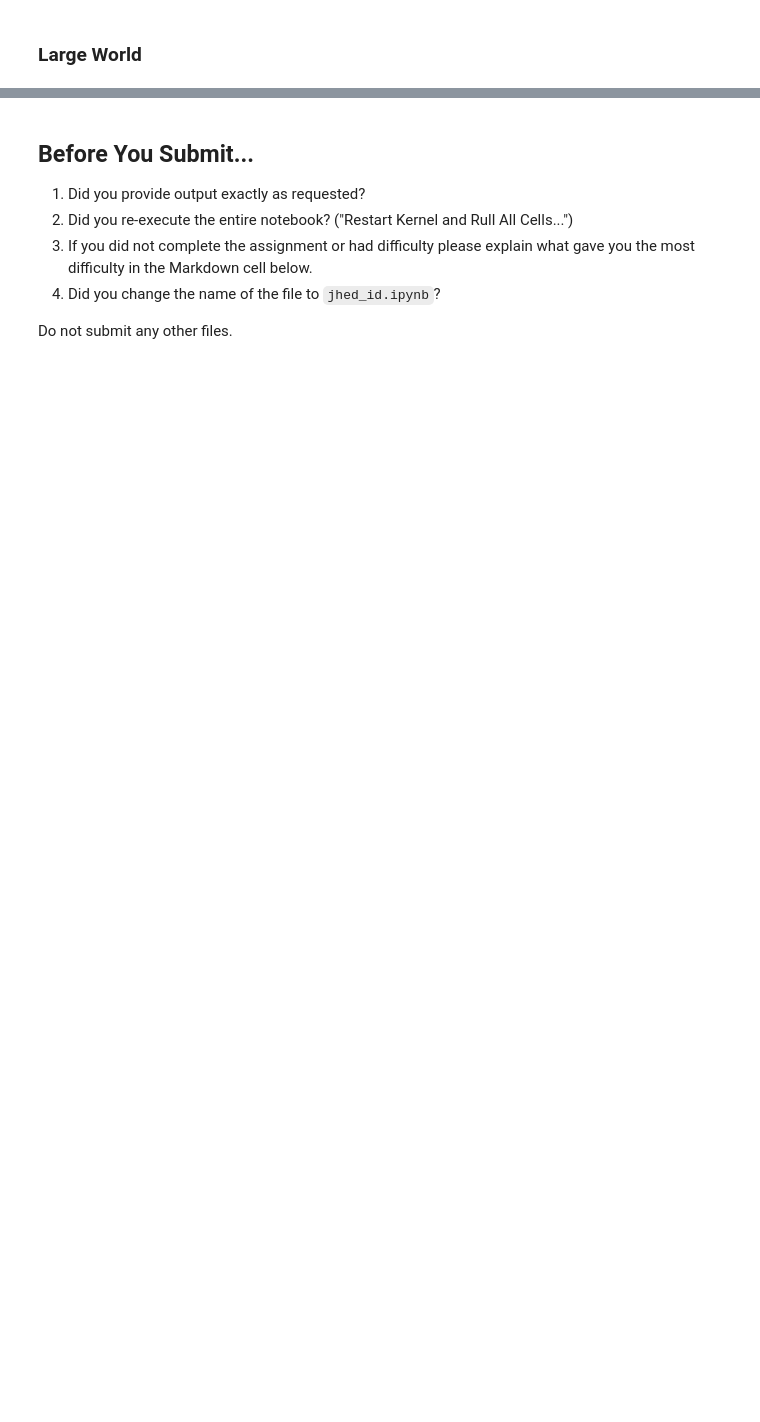
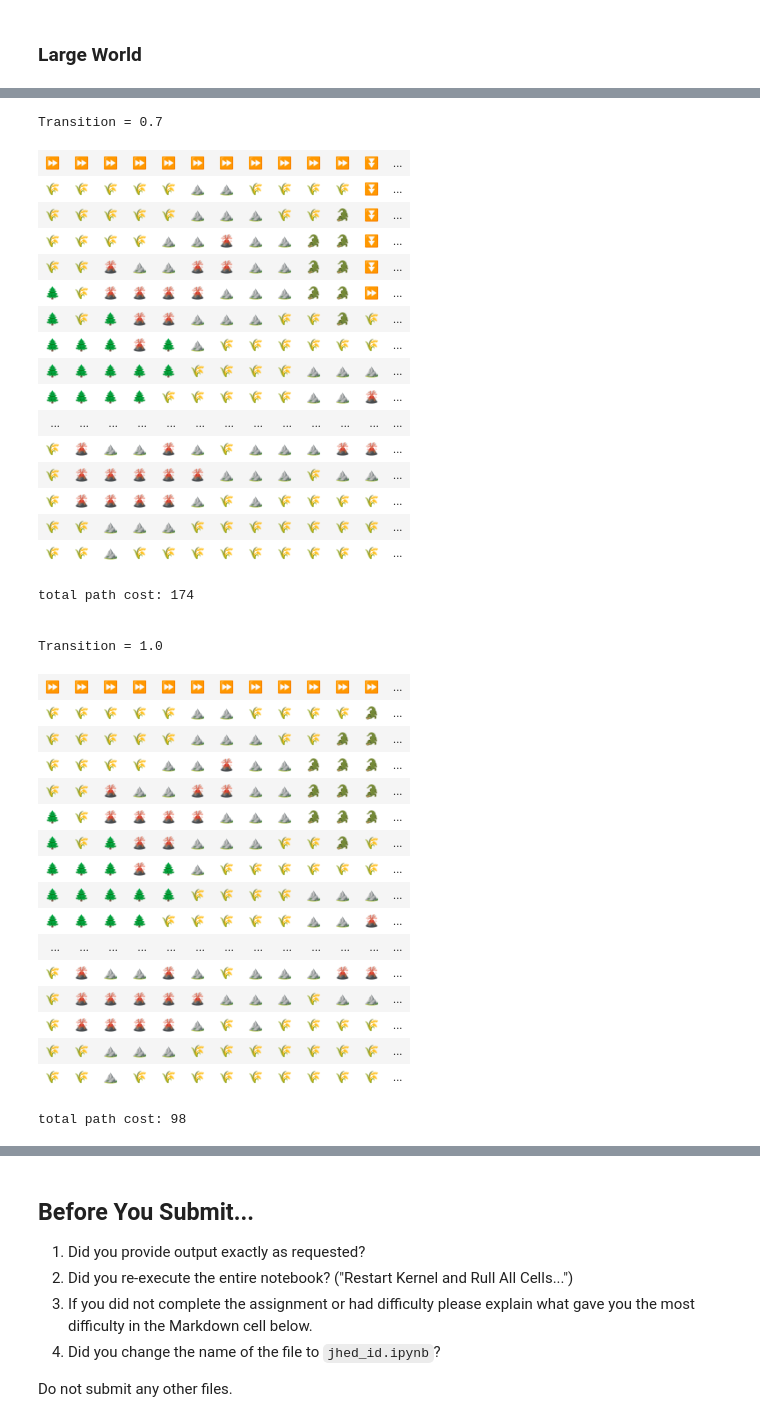
Before and after one commit to eved1018/EN.605.645.82.SP26, a Jupyter notebook: Module11/eedelst4_pa11.ipynb, the cells around one changed output, grey strips where cells are left out. Drawn from its saved outputs; the diff is of its cells as text; code cells hidden in the pictures; blank space fills up the shorter version.

```diff
--- a/Module11/eedelst4_pa11.ipynb
+++ b/Module11/eedelst4_pa11.ipynb
@@ -214,0 +564,57 @@ pretty_print_policy( cols, rows, large_policy, goal)
+# %%
+cols = len(astar_full_world[0])
+rows = len(astar_full_world)
+goal = {(cols - 1, rows - 1): 100.0 * cols * rows}
+gamma = 0.9
+
+transition = 0.7
+print("Transition = 0.7")
+astar_full_policy = value_iteration(astar_full_world, costs, goal, cardinal_moves, gamma, transition, max_iters=-1)
+path_cost = pretty_print_path(astar_full_world, astar_full_policy, (0, 0), (cols - 1, rows - 1), costs)
+print(f"total path cost: {path_cost}")
+
+print("\n")
+print("Transition = 1.0")
+transition = 1.0
+astar_full_policy = value_iteration(astar_full_world, costs, goal, cardinal_moves, gamma, transition, max_iters=-1)
+path_cost = pretty_print_path(astar_full_world, astar_full_policy, (0, 0), (cols - 1, rows - 1), costs)
+print(f"total path cost: {path_cost}")
+# %% [output]
+Transition = 0.7
+| ⏩ | ⏩ | ⏩ | ⏩ | ⏩ | ⏩ | ⏩ | ⏩ | ⏩ | ⏩ | ⏩ | ⏬ | ... |
+| 🌾 | 🌾 | 🌾 | 🌾 | 🌾 | ⛰ | ⛰ | 🌾 | 🌾 | 🌾 | 🌾 | ⏬ | ... |
+| 🌾 | 🌾 | 🌾 | 🌾 | 🌾 | ⛰ | ⛰ | ⛰ | 🌾 | 🌾 | 🐊 | ⏬ | ... |
+| 🌾 | 🌾 | 🌾 | 🌾 | ⛰ | ⛰ | 🌋 | ⛰ | ⛰ | 🐊 | 🐊 | ⏬ | ... |
+| 🌾 | 🌾 | 🌋 | ⛰ | ⛰ | 🌋 | 🌋 | ⛰ | ⛰ | 🐊 | 🐊 | ⏬ | ... |
+| 🌲 | 🌾 | 🌋 | 🌋 | 🌋 | 🌋 | ⛰ | ⛰ | ⛰ | 🐊 | 🐊 | ⏩ | ... |
+| 🌲 | 🌾 | 🌲 | 🌋 | 🌋 | ⛰ | ⛰ | ⛰ | 🌾 | 🌾 | 🐊 | 🌾 | ... |
+| 🌲 | 🌲 | 🌲 | 🌋 | 🌲 | ⛰ | 🌾 | 🌾 | 🌾 | 🌾 | 🌾 | 🌾 | ... |
+| 🌲 | 🌲 | 🌲 | 🌲 | 🌲 | 🌾 | 🌾 | 🌾 | 🌾 | ⛰ | ⛰ | ⛰ | ... |
+| 🌲 | 🌲 | 🌲 | 🌲 | 🌾 | 🌾 | 🌾 | 🌾 | 🌾 | ⛰ | ⛰ | 🌋 | ... |
+| ... | ... | ... | ... | ... | ... | ... | ... | ... | ... | ... | ... | ... |
+| 🌾 | 🌋 | ⛰ | ⛰ | 🌋 | ⛰ | 🌾 | ⛰ | ⛰ | ⛰ | 🌋 | 🌋 | ... |
+| 🌾 | 🌋 | 🌋 | 🌋 | 🌋 | 🌋 | ⛰ | ⛰ | ⛰ | 🌾 | ⛰ | ⛰ | ... |
+| 🌾 | 🌋 | 🌋 | 🌋 | 🌋 | ⛰ | 🌾 | ⛰ | 🌾 | 🌾 | 🌾 | 🌾 | ... |
+| 🌾 | 🌾 | ⛰ | ⛰ | ⛰ | 🌾 | 🌾 | 🌾 | 🌾 | 🌾 | 🌾 | 🌾 | ... |
+| 🌾 | 🌾 | ⛰ | 🌾 | 🌾 | 🌾 | 🌾 | 🌾 | 🌾 | 🌾 | 🌾 | 🌾 | ... |
+total path cost: 174
+
+
+Transition = 1.0
+| ⏩ | ⏩ | ⏩ | ⏩ | ⏩ | ⏩ | ⏩ | ⏩ | ⏩ | ⏩ | ⏩ | ⏩ | ... |
+| 🌾 | 🌾 | 🌾 | 🌾 | 🌾 | ⛰ | ⛰ | 🌾 | 🌾 | 🌾 | 🌾 | 🐊 | ... |
+| 🌾 | 🌾 | 🌾 | 🌾 | 🌾 | ⛰ | ⛰ | ⛰ | 🌾 | 🌾 | 🐊 | 🐊 | ... |
+| 🌾 | 🌾 | 🌾 | 🌾 | ⛰ | ⛰ | 🌋 | ⛰ | ⛰ | 🐊 | 🐊 | 🐊 | ... |
+| 🌾 | 🌾 | 🌋 | ⛰ | ⛰ | 🌋 | 🌋 | ⛰ | ⛰ | 🐊 | 🐊 | 🐊 | ... |
+| 🌲 | 🌾 | 🌋 | 🌋 | 🌋 | 🌋 | ⛰ | ⛰ | ⛰ | 🐊 | 🐊 | 🐊 | ... |
+| 🌲 | 🌾 | 🌲 | 🌋 | 🌋 | ⛰ | ⛰ | ⛰ | 🌾 | 🌾 | 🐊 | 🌾 | ... |
+| 🌲 | 🌲 | 🌲 | 🌋 | 🌲 | ⛰ | 🌾 | 🌾 | 🌾 | 🌾 | 🌾 | 🌾 | ... |
+| 🌲 | 🌲 | 🌲 | 🌲 | 🌲 | 🌾 | 🌾 | 🌾 | 🌾 | ⛰ | ⛰ | ⛰ | ... |
+| 🌲 | 🌲 | 🌲 | 🌲 | 🌾 | 🌾 | 🌾 | 🌾 | 🌾 | ⛰ | ⛰ | 🌋 | ... |
+| ... | ... | ... | ... | ... | ... | ... | ... | ... | ... | ... | ... | ... |
+| 🌾 | 🌋 | ⛰ | ⛰ | 🌋 | ⛰ | 🌾 | ⛰ | ⛰ | ⛰ | 🌋 | 🌋 | ... |
+| 🌾 | 🌋 | 🌋 | 🌋 | 🌋 | 🌋 | ⛰ | ⛰ | ⛰ | 🌾 | ⛰ | ⛰ | ... |
+| 🌾 | 🌋 | 🌋 | 🌋 | 🌋 | ⛰ | 🌾 | ⛰ | 🌾 | 🌾 | 🌾 | 🌾 | ... |
+| 🌾 | 🌾 | ⛰ | ⛰ | ⛰ | 🌾 | 🌾 | 🌾 | 🌾 | 🌾 | 🌾 | 🌾 | ... |
+| 🌾 | 🌾 | ⛰ | 🌾 | 🌾 | 🌾 | 🌾 | 🌾 | 🌾 | 🌾 | 🌾 | 🌾 | ... |
+total path cost: 98
```
Also changed, not shown: parts of 41 cells of this notebook, 3 other files.
